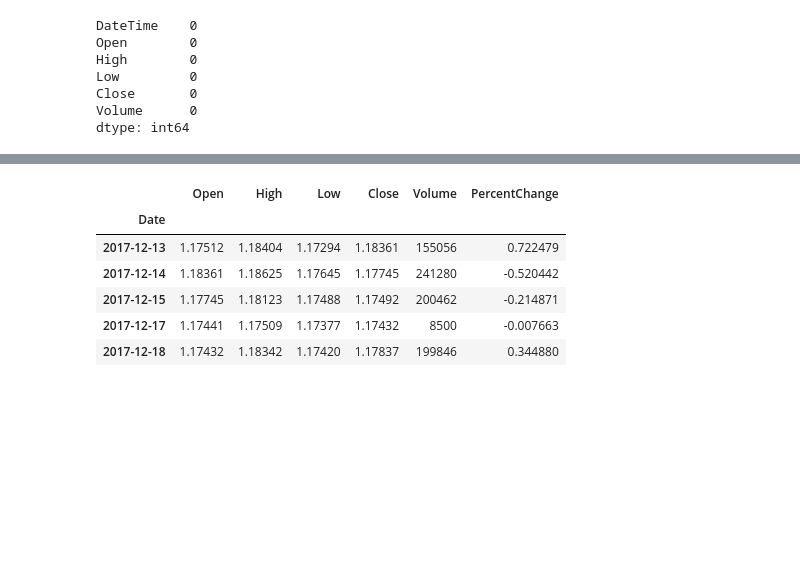
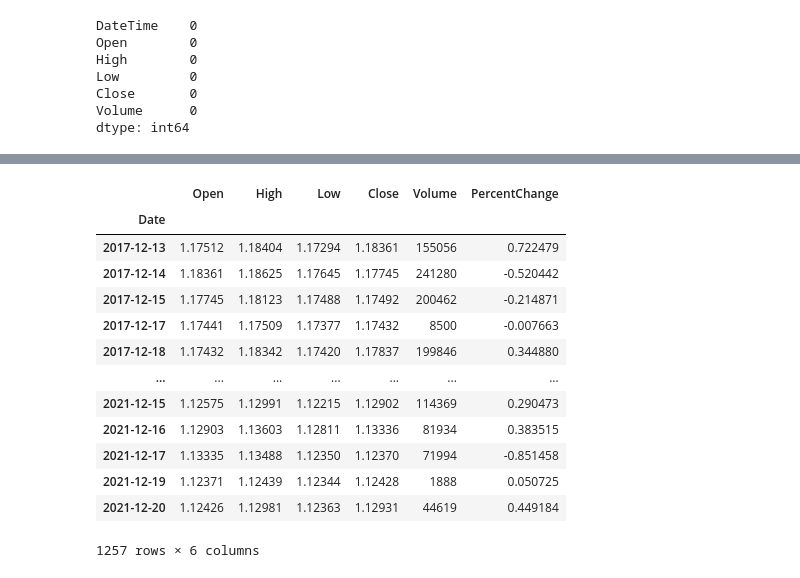
Before and after one commit to ksobczykR2DS/ml-language-recognition, a Jupyter notebook: pandas.ipynb, the cells around one changed output, grey strips where cells are left out. Saved outputs shown, nothing was run; the diff lists cells and outputs as text; code cells hidden in the pictures; blank space fills up the shorter version.

```diff
--- a/pandas.ipynb
+++ b/pandas.ipynb
@@ -28,14 +35,12 @@ dtype: int64
 # Utwórz DataFrame zawierające te same dane, ale w ujęciu dziennym.
 
 df['DateTime'] = pd.to_datetime(df['DateTime'])
-
 df['Date'] = df['DateTime'].dt.date
 
-grouped_df = df.groupby('Date').agg({
-    'Open': 'first',
+grouped_data = df.groupby('Date').agg(
+    {'Open': 'first',
     'High': 'max',
     'Low': 'min',
     'Close': 'last',
-    'Volume': 'sum'
-})
+    'Volume': 'sum'})
 # %%
@@ -51,18 +63,25 @@ grouped_df.head()
 # %%
 # Utwórz serię danych zawierającą procentowy wzrost (lub spadek) kursu w danym dniu (jako różnicę Open i Close).
-grouped_df['PercentChange'] = ((grouped_df['Close'] - grouped_df['Open']) / grouped_df['Open']) * 100
+grouped_data['PercentChange'] = ((grouped_data['Close'] - grouped_data['Open']) / grouped_data['Open']) * 100
 
-# grouped_df['PercentChange'] = grouped_df['PercentChange'].round(2).astype(str) + '%'
+# grouped_data['PercentChange'] = grouped_data['PercentChange'].round(2).astype(str) + '%'
+# grouped_data
 
-grouped_df[['Open', 'High', 'Low', 'Close', 'Volume', 'PercentChange']].head()
-# grouped_df['PercentChange'].head()
+grouped_data[['Open', 'High', 'Low', 'Close', 'Volume', 'PercentChange']]
 # %% [output]
 |  | Open | High | Low | Close | Volume | PercentChange |
 | Date |  |  |  |  |  |  |
 | 2017-12-13 | 1.17512 | 1.18404 | 1.17294 | 1.18361 | 155056 | 0.722479 |
 | 2017-12-14 | 1.18361 | 1.18625 | 1.17645 | 1.17745 | 241280 | -0.520442 |
 | 2017-12-15 | 1.17745 | 1.18123 | 1.17488 | 1.17492 | 200462 | -0.214871 |
 | 2017-12-17 | 1.17441 | 1.17509 | 1.17377 | 1.17432 | 8500 | -0.007663 |
 | 2017-12-18 | 1.17432 | 1.18342 | 1.17420 | 1.17837 | 199846 | 0.344880 |
+| ... | ... | ... | ... | ... | ... | ... |
+| 2021-12-15 | 1.12575 | 1.12991 | 1.12215 | 1.12902 | 114369 | 0.290473 |
+| 2021-12-16 | 1.12903 | 1.13603 | 1.12811 | 1.13336 | 81934 | 0.383515 |
+| 2021-12-17 | 1.13335 | 1.13488 | 1.12350 | 1.12370 | 71994 | -0.851458 |
+| 2021-12-19 | 1.12371 | 1.12439 | 1.12344 | 1.12428 | 1888 | 0.050725 |
+| 2021-12-20 | 1.12426 | 1.12981 | 1.12363 | 1.12931 | 44619 | 0.449184 |
+1257 rows × 6 columns
 # %%
 # Oblicz średnią i odchylenie standardowe tej kolumny oraz narysuj histogram.
```
Also changed, not shown: parts of 4 cells of this notebook.
